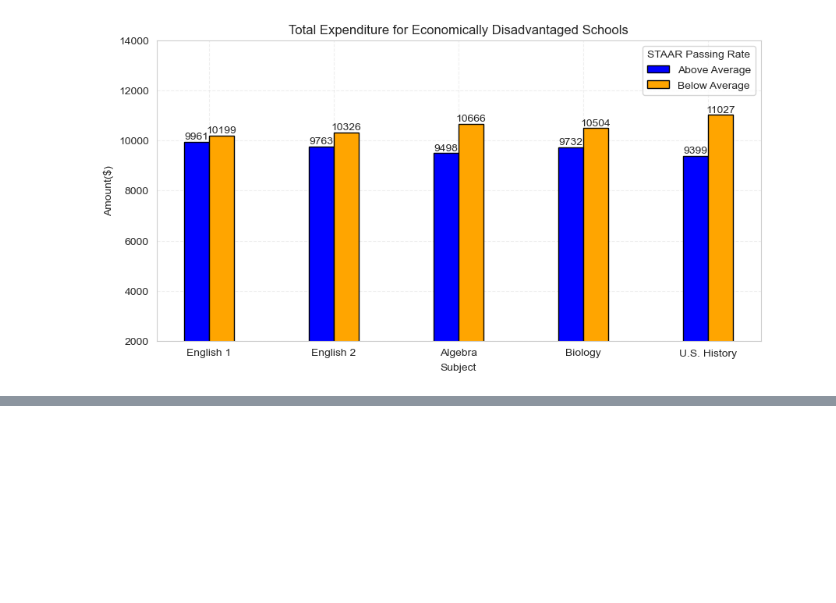
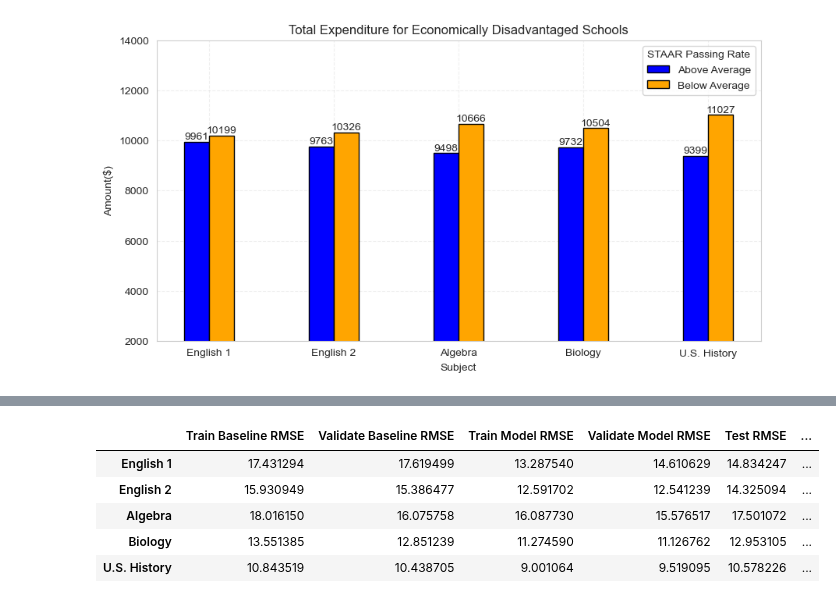
Before and after one commit to college-readiness-preds/capstone_readiness, a Jupyter notebook: carlo_folder/explore_notebook.ipynb, the cells around one changed output, grey strips where cells are left out. Saved outputs shown, nothing was run; the diff lists cells and outputs as text; code cells hidden in the pictures; blank space fills up the shorter version.

```diff
--- a/carlo_folder/explore_notebook.ipynb
+++ b/carlo_folder/explore_notebook.ipynb
@@ -982,3 +982,10 @@ y_validate_df.head()
 | 333 | 32.0 | 54.530486 | 16.370091 | 12.618093 | 65.400533 | 13.645745 |
 # %% [markdown]
 ## Tweedie Regressor
+# %%
+# create the model object
+glm = TweedieRegressor(power=1, alpha=0)
+
+# fit the model to our training data. We must specify the column in y_train,
+# since we have converted it to a dataframe from a series!
+glm.fit(X_train_scaled, y_train)
@@ -984,0 +994,6 @@ y_validate_df.head()
+# %%
+# predict train
+y_train_df['preds_glm'] = glm.predict(X_train_scaled)
+
+# evaluate: rmse
+rmse_train = mean_squared_error(y_train, y_train_df.preds_glm)**(1/2)
@@ -984,0 +1015,10 @@ y_validate_df.head()
+# %%
+# create the model object
+lars = LassoLars(alpha=1.0)
+
+# fit the model to our training data. We must specify the column in y_train,
+# since we have converted it to a dataframe from a series!
+lars.fit(X_train_scaled, y_train)
+
+# predict train
+y_train_df['preds_lars'] = lars.predict(X_train_scaled)
@@ -984,0 +1039,12 @@ y_validate_df.head()
+# %%
+# evaluate: rmse
+rmse_train = mean_squared_error(y_train, y_train_df.preds_lars)**(1/2)
+
+# predict validate
+y_validate_df['preds_lars'] = lars.predict(X_validate_scaled)
+
+# evaluate: rmse
+rmse_validate = mean_squared_error(y_validate, y_validate_df.preds_lars)**(1/2)
+
+print("RMSE for Lasso + Lars\nTraining/In-Sample: ", rmse_train,
+      "\nValidation/Out-of-Sample: ", rmse_validate)
@@ -1151,0 +1337,10 @@ modeling_visual(df)
+# %%
+roundthis = model_results_table(train)
+roundthis
+# %% [output]
+|  | Train Baseline RMSE | Validate Baseline RMSE | Train Model RMSE | Validate Model RMSE | Test RMSE | ... |
+| English 1 | 17.431294 | 17.619499 | 13.287540 | 14.610629 | 14.834247 | ... |
+| English 2 | 15.930949 | 15.386477 | 12.591702 | 12.541239 | 14.325094 | ... |
+| Algebra | 18.016150 | 16.075758 | 16.087730 | 15.576517 | 17.501072 | ... |
+| Biology | 13.551385 | 12.851239 | 11.274590 | 11.126762 | 12.953105 | ... |
+| U.S. History | 10.843519 | 10.438705 | 9.001064 | 9.519095 | 10.578226 | ... |
```
Also changed, not shown: parts of 18 cells of this notebook.
